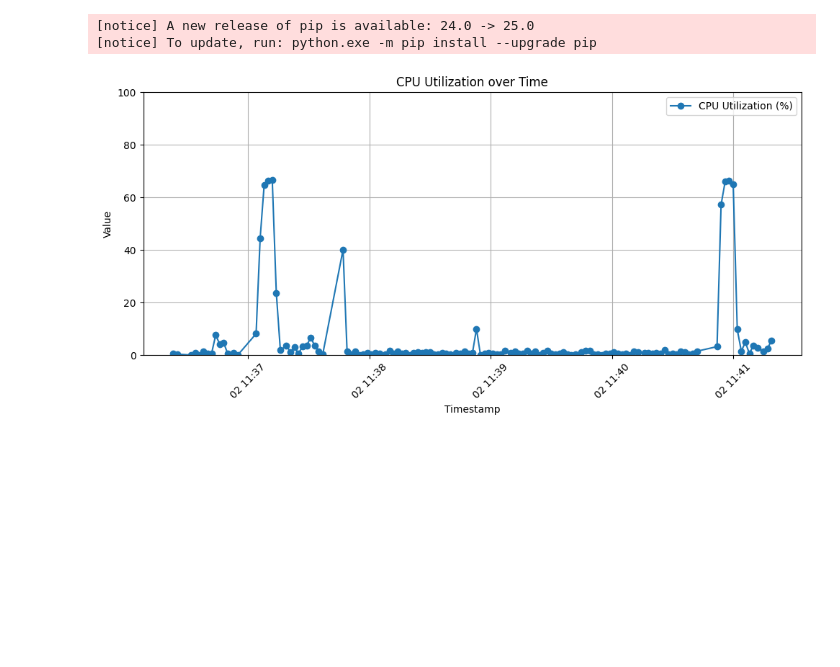
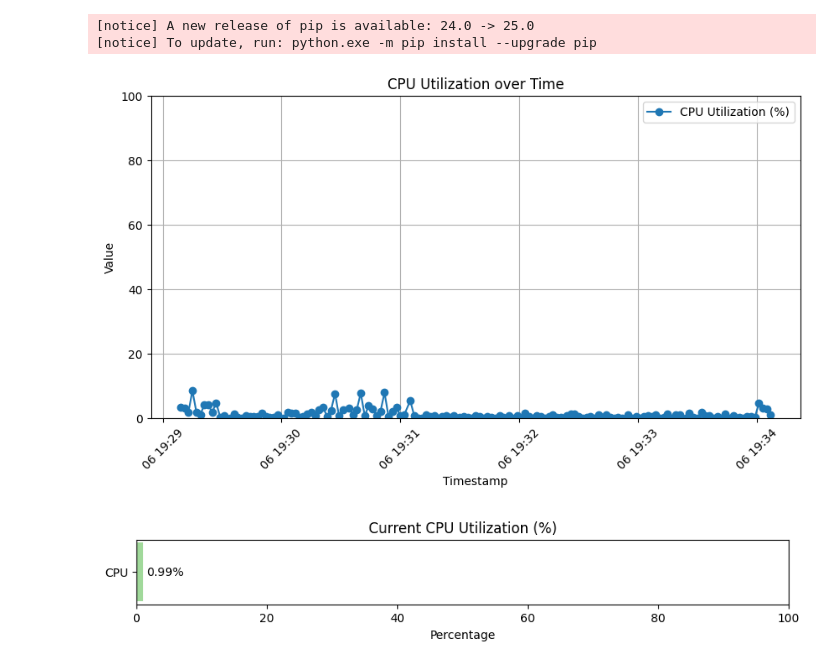
Before and after one commit to dnoliver/python-perfmon-server, a Jupyter notebook: notebook.ipynb, the cells around one changed output. Cells and saved outputs as stored; diff of their text form; code cells hidden in the pictures; blank space fills up the shorter version.

```diff
--- a/notebook.ipynb
+++ b/notebook.ipynb
@@ -13,7 +13,7 @@ from datetime import datetime
 def fetch_data(metric_name):
     # Fetch data from the server
     conn = http.client.HTTPConnection("127.0.0.1", 8000)
-    conn.request("GET", f"/counter/{metric_name}")
+    conn.request("GET", f"/metric/{metric_name}")
     response = conn.getresponse()
     data = response.read().decode()
     conn.close()
@@ -23,31 +23,60 @@ def fetch_data(metric_name):
 
     return data_dict
 
-def plot_data(data_dict, label, title):
+def plot_data(data_dict, timeseries_label, timeseries_title, instant_value_label, instant_value_title):
     # Extract timestamps and values
     timestamps = [datetime.fromtimestamp(item['timestamp']) for item in data_dict]
     values = [item['value'] for item in data_dict]
 
     # Plot the timeseries graph with smooth lines
     plt.figure(figsize=(10, 5))
-    plt.plot(timestamps, values, marker='o', label=label)
+    plt.plot(timestamps, values, marker='o', label=timeseries_label)
     plt.xlabel('Timestamp')
     plt.ylabel('Value')
-    plt.title(title)
+    plt.title(timeseries_title)
     plt.ylim(0, 100)
     plt.grid(True)
     plt.xticks(rotation=45)
     plt.legend()
-    plt.tight_layout()
     plt.show()
+
+    # Plot the instant value graph with horizontal bars
+    plt.figure(figsize=(10, 1))
+    value = data_dict[-1]['value']
+
+    # Define color levels for thresholds
+    if value < 20:
+        color = '#a1d99b'  # light green
+    elif value < 40:
+        color = '#c7e9c0'  # lighter green
+    elif value < 60:
+        color = '#fdae6b'  # light orange
+    elif value < 80:
+        color = '#fd8d3c'  # orange
+    else:
+        color = '#e6550d'  # dark orange
+
+    bar = plt.barh([instant_value_label], value, color=color)
+    plt.xlabel('Percentage')
+    plt.title(instant_value_title)
+    plt.bar_label(bar, fmt='%.2f%%', label_type='edge', padding=3)
+    plt.xlim(0, 100)
+    plt.grid(False)
 # %%
 # Fetch data from the server
 data_dict = fetch_data('CPUTotalUsagePercentage')
 
-# Plot the timeseries graph
-plot_data(data_dict, 'CPU Utilization (%)', 'CPU Utilization over Time')
+# Plot the data
+plot_data(
+    data_dict=data_dict,
+    timeseries_label='CPU Utilization (%)',
+    timeseries_title='CPU Utilization over Time',
+    instant_value_label='CPU',
+    instant_value_title='Current CPU Utilization (%)'
+)
 # %% [output]
-[figure, old version]
+[figure, new version]
+[figure, added]
 # %%
 # Fetch data from the server for MemoryTotalUsagePercentage
 data_dict_memory = fetch_data('MemoryTotalUsagePercentage')
```
Also changed, not shown: parts of 4 cells of this notebook, 2 other files.
